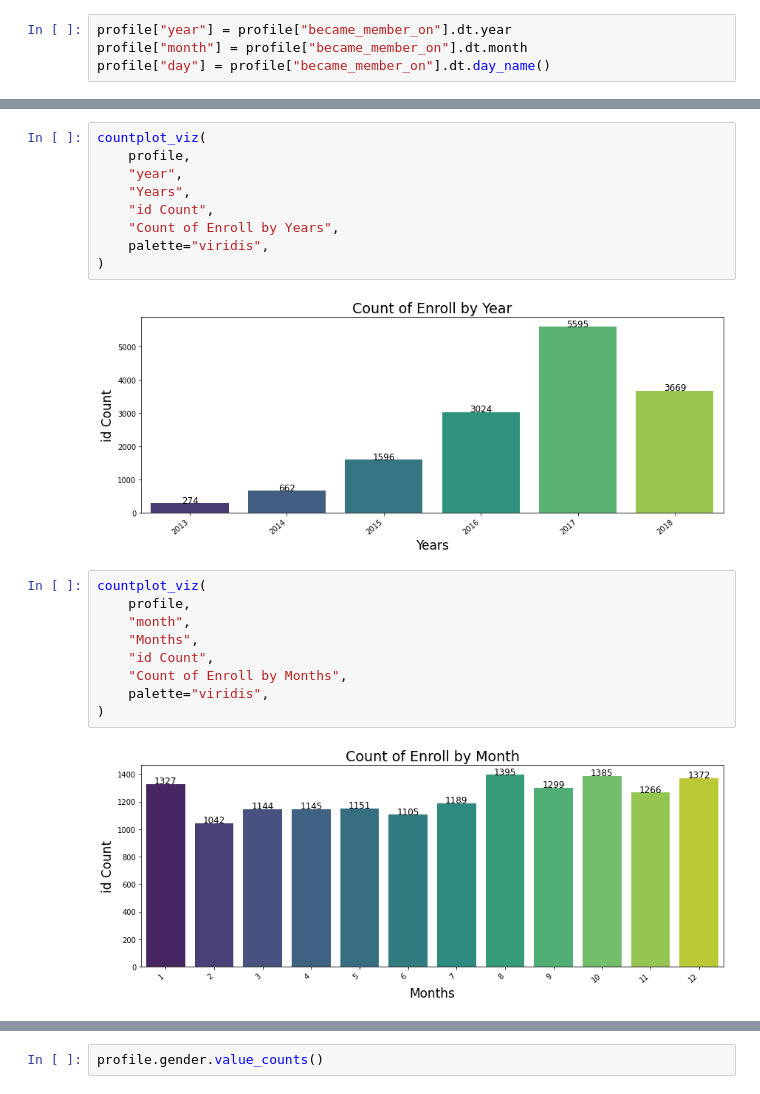
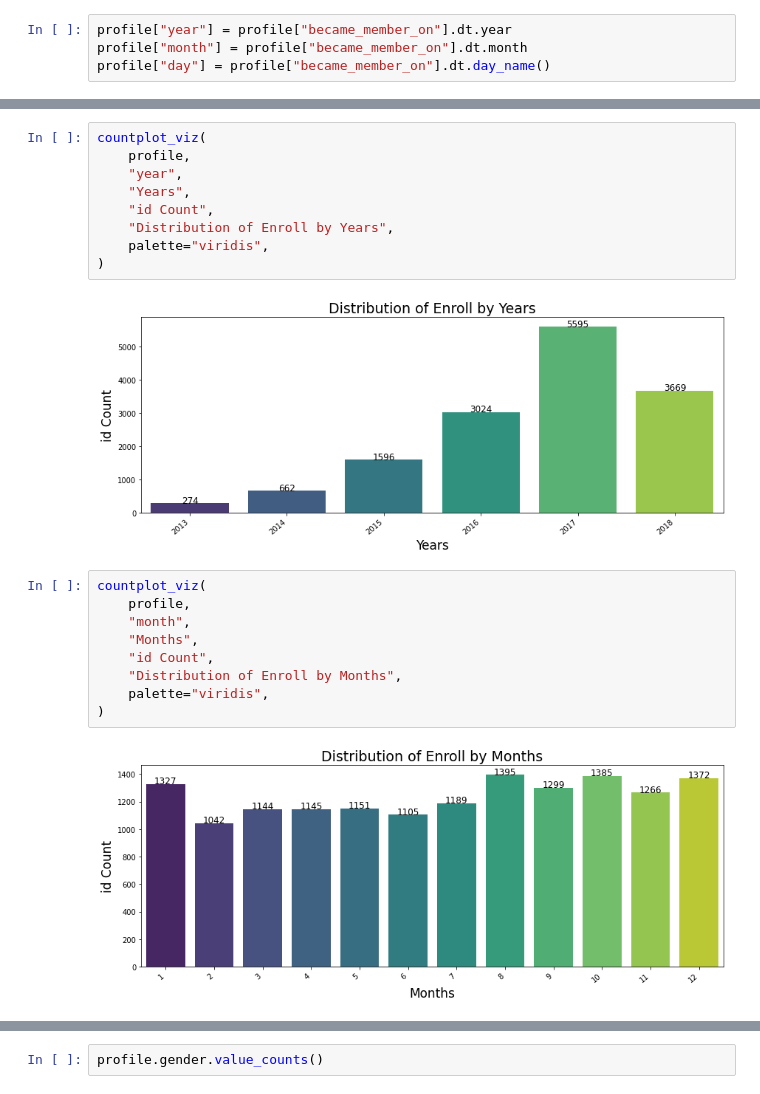
Before and after one commit to ElifKarakutukDinc/Starbucks-, a Jupyter notebook: Starbucks_customer.ipynb, the cells around one changed output, grey strips where cells are left out. Saved outputs shown, nothing was run; the diff lists cells and outputs as text.

```diff
--- a/Starbucks_customer.ipynb
+++ b/Starbucks_customer.ipynb
@@ -408,22 +413,22 @@ countplot_viz(
     "year",
     "Years",
     "id Count",
-    "Count of Enroll by Years",
+    "Distribution of Enroll by Years",
     palette="viridis",
 )
 # %% [output]
-[figure, old version]
+[figure, new version]
 # %%
 countplot_viz(
     profile,
     "month",
     "Months",
     "id Count",
-    "Count of Enroll by Months",
+    "Distribution of Enroll by Months",
     palette="viridis",
 )
 # %% [output]
-[figure, old version]
+[figure, new version]
 # %%
 countplot_viz(
     profile,
```
Also changed, not shown: parts of 41 cells of this notebook.
